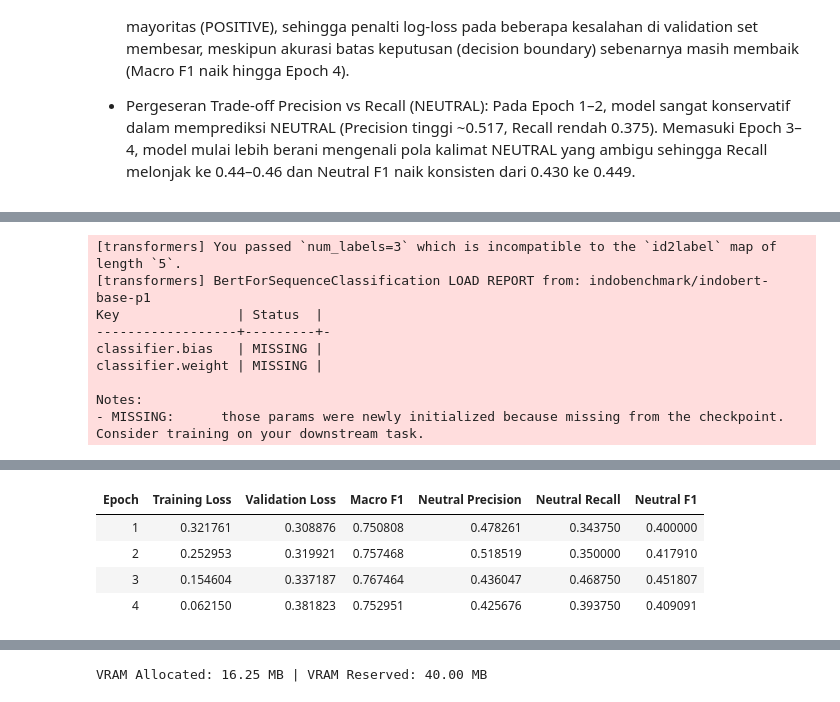
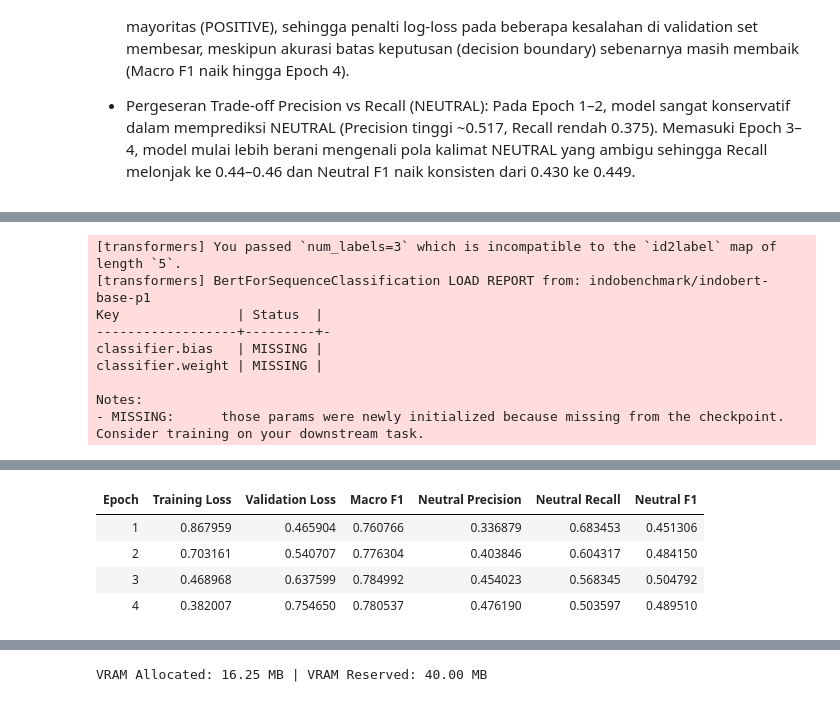
Before and after one commit to AlvinWjy25/telemedicine-sentiment-analysis-MTL, a Jupyter notebook: notebook/EDA.ipynb, the cells around one changed output, grey strips where cells are left out. Saved outputs shown, nothing was run; the diff lists cells and outputs as text; code cells hidden in the pictures.

Commit message:
feat: full pipeline for MTL indoBERT and finetuned IndoBERT classifier head with inferencing cells for future uses

```diff
--- a/notebook/EDA.ipynb
+++ b/notebook/EDA.ipynb
@@ -2095,6 +2295,7 @@ Model saved to: C:\Users\Alvin\Music\Text Mining\TM & RM Project\artifact\model\
 ### C.2 indoBERT
 # %%
 from transformers import AutoTokenizer
+df = df_final
 model_tokenizer = "indobenchmark/indobert-base-p1"
 
 tokenizer = AutoTokenizer.from_pretrained(model_tokenizer)
@@ -2508,25 +2761,29 @@ from transformers import (
     EarlyStoppingCallback,
 )
 from sklearn.metrics import f1_score, precision_recall_fscore_support, classification_report
+from sklearn.utils.class_weight import compute_class_weight
 
-import sys, os
+import sys
 from pathlib import Path
+
 ROOT_DIR = Path.cwd().resolve()
-sys.path.append(str(ROOT_DIR))
+if str(ROOT_DIR) not in sys.path:
+    sys.path.append(str(ROOT_DIR))
 
-from config.config_script import LABEL2ID, MODEL_NAME, EVAL_BERT_UNWEIGHTED, EVAL_BERT_WEIGHTED
+from config.config_script import LABEL2ID, MODEL_NAME, EVAL_BERT_WEIGHTED
+
 id2label = {v: k for k, v in LABEL2ID.items()}
-from config.config_script import WEIGHT_MAP_BERT, LABEL2ID
+tokenizer = AutoTokenizer.from_pretrained(MODEL_NAME)
 
-class WeightedSentimentDataset(Dataset):
-    def __init__(self, texts, labels, weights, tokenizer, max_len=128):
+# 1. Dataset Standar Single-Task (Tanpa Review Weight)
+class SentimentDataset(Dataset):
+    def __init__(self, texts, labels, tokenizer, max_len=128):
         self.encodings = tokenizer(
             list(texts),
             truncation=True,
             max_length=max_len,
         )
         self.labels = list(labels)
-        self.weights = list(weights)
 
     def __len__(self):
         return len(self.labels)
@@ -2534,44 +2791,47 @@ class WeightedSentimentDataset(Dataset):
     def __getitem__(self, idx):
         item = {key: torch.tensor(val[idx]) for key, val in self.encodings.items()}
         item["labels"] = torch.tensor(self.labels[idx], dtype=torch.long)
-        item["sample_weight"] = torch.tensor(self.weights[idx], dtype=torch.float)
         return item
 
-class WeightedTrainer(Trainer):
+train_dataset = SentimentDataset(
+    train_df["review_cleaned_normed"], train_df["sentiment"].map(LABEL2ID), tokenizer
+)
+val_dataset = SentimentDataset(
+    val_df["review_cleaned_normed"], val_df["sentiment"].map(LABEL2ID), tokenizer
+)
+test_dataset = SentimentDataset(
+    test_df["review_cleaned_normed"], test_df["sentiment"].map(LABEL2ID), tokenizer
+)
+
+# 2. Hitung Class Weights untuk Imbalance Handling (Eq. 3.2)
+y_train_sent = train_df["sentiment"].map(LABEL2ID).values
+
+sent_class_weights = compute_class_weight(
+    class_weight="balanced",
+    classes=np.array([0, 1, 2]),
+    y=y_train_sent,
+)
+sent_weights_tensor = torch.tensor(sent_class_weights, dtype=torch.float)
+
+# 3. Custom Trainer dengan Class-Weighted Cross-Entropy
+class ClassWeightedTrainer(Trainer):
+    def __init__(self, class_weights=None, *args, **kwargs):
+        super().__init__(*args, **kwargs)
+        self.class_weights = class_weights
+
     def compute_loss(self, model, inputs, return_outputs=False, **kwargs):
-        sample_weights = inputs.pop("sample_weight")
         labels = inputs.get("labels")
-
         outputs = model(**inputs)
         logits = outputs.get("logits")
 
-        # Hitung loss per sampel (reduction='none'), lalu kalikan dengan bobot anotasi
-        loss_fct = nn.CrossEntropyLoss(reduction="none")
-        unweighted_loss = loss_fct(logits.view(-1, self.model.config.num_labels), labels.view(-1))
-        weighted_loss = (unweighted_loss * sample_weights).mean()
+        # Pastikan tensor class_weights berada di device (GPU/CPU) yang sama dengan logits
+        weights = self.class_weights.to(logits.device) if self.class_weights is not None else None
+        loss_fct = nn.CrossEntropyLoss(weight=weights)
+        loss = loss_fct(logits.view(-1, self.model.config.num_labels), labels.view(-1))
 
-        return (weighted_loss, outputs) if return_outputs else weighted_loss
+        return (loss, outputs) if return_outputs else loss
 
-
-train_dataset = WeightedSentimentDataset(
-    train_df["review_cleaned_normed"],
-    train_df["sentiment"].map(LABEL2ID),
-    train_df["weight"].map(WEIGHT_MAP_BERT),
-    tokenizer,
-)
-val_dataset = WeightedSentimentDataset(
-    val_df["review_cleaned_normed"],
-    val_df["sentiment"].map(LABEL2ID),
-    val_df["weight"].map(WEIGHT_MAP_BERT),
-    tokenizer,
-)
-test_dataset = WeightedSentimentDataset(
-    test_df["review_cleaned_normed"],
-    test_df["sentiment"].map(LABEL2ID),
-    test_df["weight"].map(WEIGHT_MAP_BERT),
-    tokenizer,
-)
-
+# 4. Fungsi Evaluasi Metrik
 def compute_metrics(eval_pred):
     logits, labels = eval_pred
     preds = np.argmax(logits, axis=-1)
@@ -2588,6 +2848,7 @@ def compute_metrics(eval_pred):
         "neutral_f1": f1[1],
     }
 
+# 5. Inisialisasi Model & Training Arguments
 model = AutoModelForSequenceClassification.from_pretrained(
     MODEL_NAME,
     num_labels=3,
@@ -2611,13 +2872,14 @@ training_args = TrainingArguments(
     greater_is_better=True,
     save_total_limit=1,
     save_only_model=True,
-    fp16=torch.cuda.is_available(),  # otomatis aktif jika menggunakan GPU NVIDIA
+    fp16=torch.cuda.is_available(),
     logging_steps=50,
     seed=42,
     report_to="none",
 )
 
-trainer = WeightedTrainer(
+trainer = ClassWeightedTrainer(
+    class_weights=sent_weights_tensor,
     model=model,
     args=training_args,
     train_dataset=train_dataset,
@@ -2628,14 +2890,14 @@ trainer = WeightedTrainer(
     callbacks=[EarlyStoppingCallback(early_stopping_patience=2)],
 )
 
-# 5. Train & Evaluasi pada Test Set
+# 6. Train & Evaluasi pada Test Set
 trainer.train()
 
 test_output = trainer.predict(test_dataset)
 test_preds = np.argmax(test_output.predictions, axis=-1)
 test_labels = test_df["sentiment"].map(LABEL2ID).values
 
-print("\n=== Classification Report (Test Set - Unweighted IndoBERT) ===")
+print("\n=== Classification Report (Test Set - B3: Class-Weighted Single-Task IndoBERT) ===")
 print(classification_report(test_labels, test_preds, target_names=["NEGATIVE", "NEUTRAL", "POSITIVE"], digits=4))
 # %% [output]
 [transformers] You passed `num_labels=3` which is incompatible to the `id2label` map of length `5`.
@@ -2651,6 +2913,6 @@ Notes:
 | Epoch | Training Loss | Validation Loss | Macro F1 | Neutral Precision | Neutral Recall | Neutral F1 |
-| 1 | 0.321761 | 0.308876 | 0.750808 | 0.478261 | 0.343750 | 0.400000 |
-| 2 | 0.252953 | 0.319921 | 0.757468 | 0.518519 | 0.350000 | 0.417910 |
-| 3 | 0.154604 | 0.337187 | 0.767464 | 0.436047 | 0.468750 | 0.451807 |
-| 4 | 0.062150 | 0.381823 | 0.752951 | 0.425676 | 0.393750 | 0.409091 |
+| 1 | 0.867959 | 0.465904 | 0.760766 | 0.336879 | 0.683453 | 0.451306 |
+| 2 | 0.703161 | 0.540707 | 0.776304 | 0.403846 | 0.604317 | 0.484150 |
+| 3 | 0.468968 | 0.637599 | 0.784992 | 0.454023 | 0.568345 | 0.504792 |
+| 4 | 0.382007 | 0.754650 | 0.780537 | 0.476190 | 0.503597 | 0.489510 |
 [interactive output not drawn]
```
Also changed, not shown: parts of 45 cells of this notebook.
